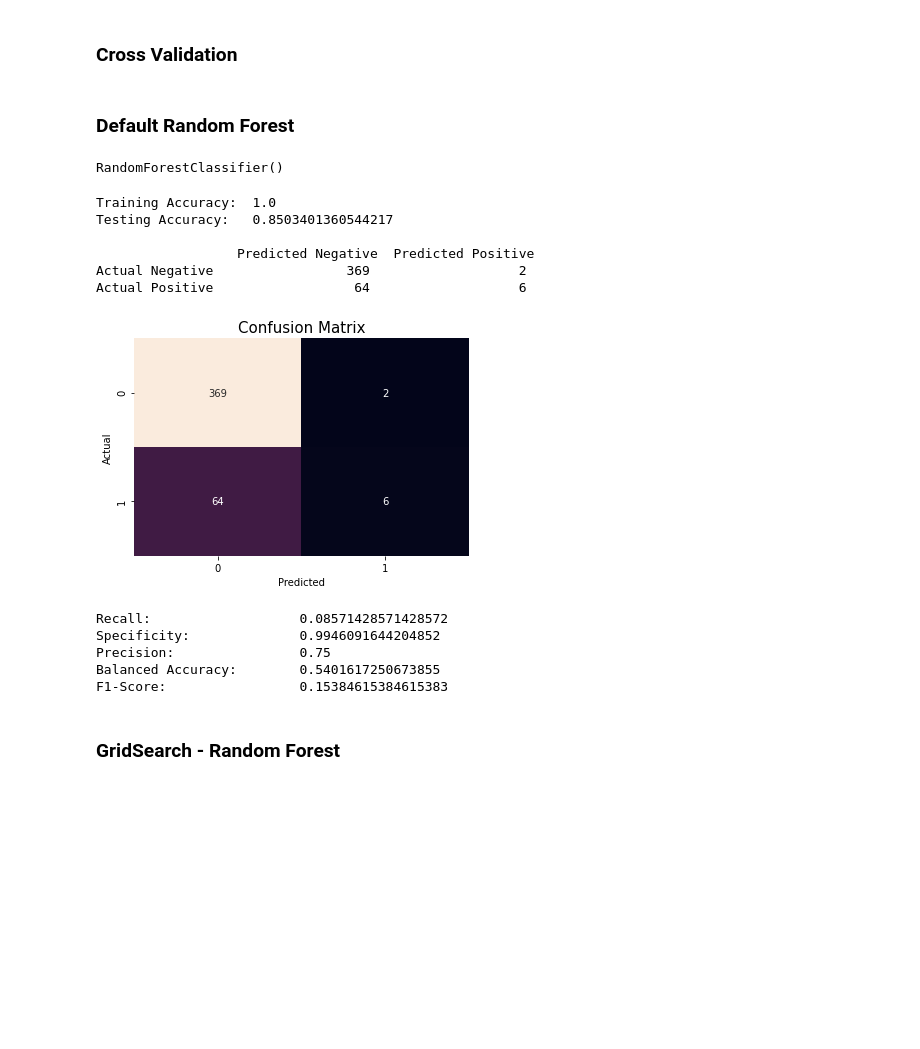
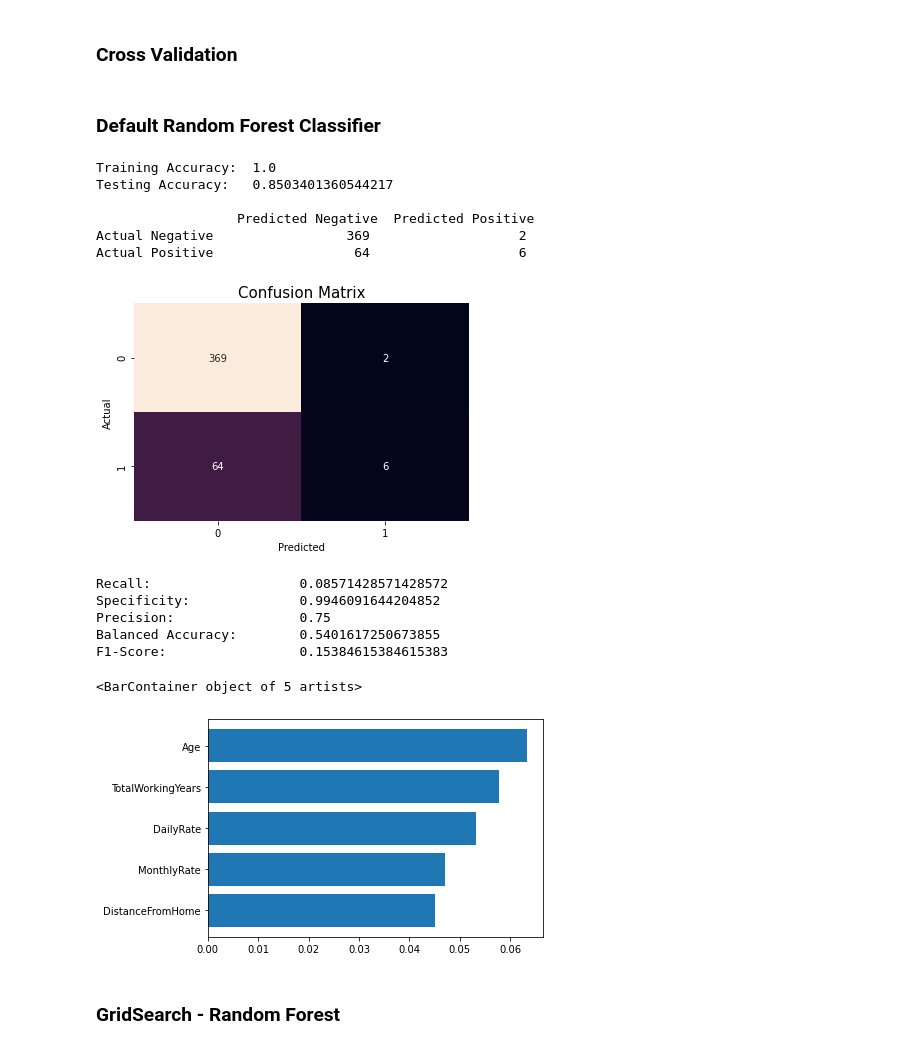
Before and after one commit to JoelQFernandez/DSC-540---Advanced-Machine-Learning---Final-Project, a Jupyter notebook: Final Project 03.5 Random Forest.ipynb, the cells around one changed output. Drawn from its saved outputs; the diff is of its cells as text; code cells hidden in the pictures; blank space fills up the shorter version.

```diff
--- a/Final Project 03.5 Random Forest.ipynb
+++ b/Final Project 03.5 Random Forest.ipynb
@@ -75,9 +81,7 @@ from sklearn.metrics import confusion_matrix
 # Output:      Prints Formatted Confusion Matrix
 # Returns:     Confusion Matrix Array
 # URL:         https://towardsdatascience.com/evaluating-machine-learning-classification-problems-in-python-5-1-metrics-that-matter-792c6faddf5
-def confusionMatrix(true_test_train, pred):
-    true = true_test_train
-
+def confusionMatrix(true, pred):
     cm = confusion_matrix(true, pred.round(), normalize=None)
 
     # Assigning columns names
@@ -97,6 +101,7 @@ from sklearn.metrics import f1_score
 # Function:    metrics
 # Input:       confusion matrix array, true class values, predicted class values
 # Output:      Prints Recall, Sensitivity, Precision, False Positive Rate, Balanced Accuracy & F1 Scores
+# Return:      recall, specificity, precision, balanced_accuracy, F1
 def metrics(cm, true, pred):
     # Assign values from the confusion matrix to manually
     # calculate Specificity and False Positive Rate
@@ -127,6 +132,6 @@ def metrics(cm, true, pred):
     F1 = f1_score(true, pred)
     print('F1-Score:                ', F1)
 
-    #return recall, specificity, precision, balanced_accuracy, F1, cm_df
+    return recall, specificity, precision, balanced_accuracy, F1
 # %%
 # Function:    heatMap
@@ -150,5 +159,7 @@ from sklearn.model_selection import cross_val_score
 from sklearn.model_selection import StratifiedKFold
 
 cv = StratifiedKFold(n_splits=10, shuffle=True, random_state=0)
+# %%
+Table = pd.DataFrame(index = ['Model','Testing Accuracy', 'Recall', 'Specificity', 'Precision', 'Balanced Accuracy', 'F1 Score'])
 # %% [markdown]
-### Default Random Forest
+### Default Random Forest Classifier
@@ -157,32 +166,40 @@ rf = RandomForestClassifier()
-# %%
-rf.fit(X_train, y_train.values.ravel())
-# %% [output]
-RandomForestClassifier()
 # %%
+# Fit Model to Default Classifier
+clf = RandomForestClassifier().fit(X_train, y_train.values.ravel())
+
 # Calcualate Training and Testing Accuracy
-y_test_pred = modelAccuracy(rf)
+testing_accuracy, y_test_pred = modelAccuracy(clf,  X_train, X_test)
 
 # Print Confusion Matrix
 cm = confusionMatrix(y_test, y_test_pred)
 
 # Heat Map
 heatMap(y_test, y_test_pred)
 
 # Print Metrics
-metrics(cm, y_test, y_test_pred)
+recall, specificity, precision, balanced_accuracy, F1 = metrics(cm, y_test, y_test_pred)
+
+# Populate Table
+Table['Random Forest Default Classifier'] = ['RandomForestClassifier()', testing_accuracy, recall, specificity, precision, balanced_accuracy, F1]
+
+#Feature Importance
+top_n = np.argsort(clf.feature_importances_)[-5:]
+plt.barh(X.columns[top_n], clf.feature_importances_[top_n])
 # %% [output]
 Training Accuracy:  1.0
 Testing Accuracy:   0.8503401360544217
 
                   Predicted Negative  Predicted Positive
 Actual Negative                 369                   2
 Actual Positive                  64                   6
 [figure]
 Recall:                   0.08571428571428572
 Specificity:              0.9946091644204852
 Precision:                0.75
 Balanced Accuracy:        0.5401617250673855
 F1-Score:                 0.15384615384615383
+<BarContainer object of 5 artists>
+[figure, added]
 # %% [markdown]
 ### GridSearch - Random Forest
 # %%
```
Also changed, not shown: parts of 16 cells of this notebook.
